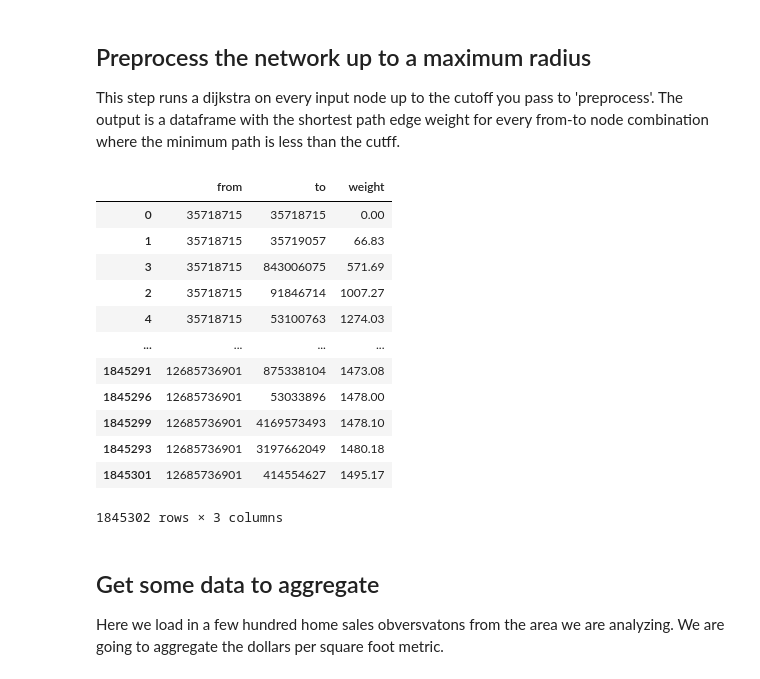
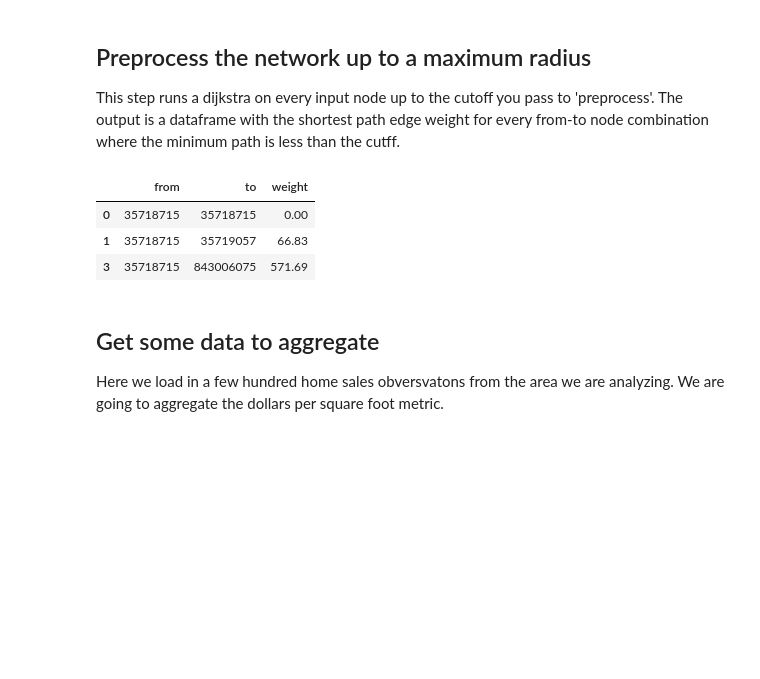
Before and after one commit to mapcraftlabs/pandana2, a Jupyter notebook: examples/pandana_example.ipynb, the cells around one changed output. Saved outputs shown, nothing was run; the diff lists cells and outputs as text; code cells hidden in the pictures; blank space fills up the shorter version.

```diff
--- a/examples/pandana_example.ipynb
+++ b/examples/pandana_example.ipynb
@@ -46,21 +28,12 @@ This step runs a dijkstra on every input node up to the cutoff you pass to 'prep
 # %%
 # preprocess to 1500 meters (edge weights are set to length by default, but travel times are handy when available)
 net.preprocess(1500)
-net.min_weights_df
+net.min_weights_df.head(3)
 # %% [output]
 |  | from | to | weight |
 | 0 | 35718715 | 35718715 | 0.00 |
 | 1 | 35718715 | 35719057 | 66.83 |
 | 3 | 35718715 | 843006075 | 571.69 |
-| 2 | 35718715 | 91846714 | 1007.27 |
-| 4 | 35718715 | 53100763 | 1274.03 |
-| ... | ... | ... | ... |
-| 1845291 | 12685736901 | 875338104 | 1473.08 |
-| 1845296 | 12685736901 | 53033896 | 1478.00 |
-| 1845299 | 12685736901 | 4169573493 | 1478.10 |
-| 1845293 | 12685736901 | 3197662049 | 1480.18 |
-| 1845301 | 12685736901 | 414554627 | 1495.17 |
-1845302 rows × 3 columns
 # %% [markdown]
 ## Get some data to aggregate
 Here we load in a few hundred home sales obversvatons from the area we are analyzing.  We are going to aggregate the dollars per square foot metric.
```
Also changed, not shown: parts of 5 cells of this notebook.
